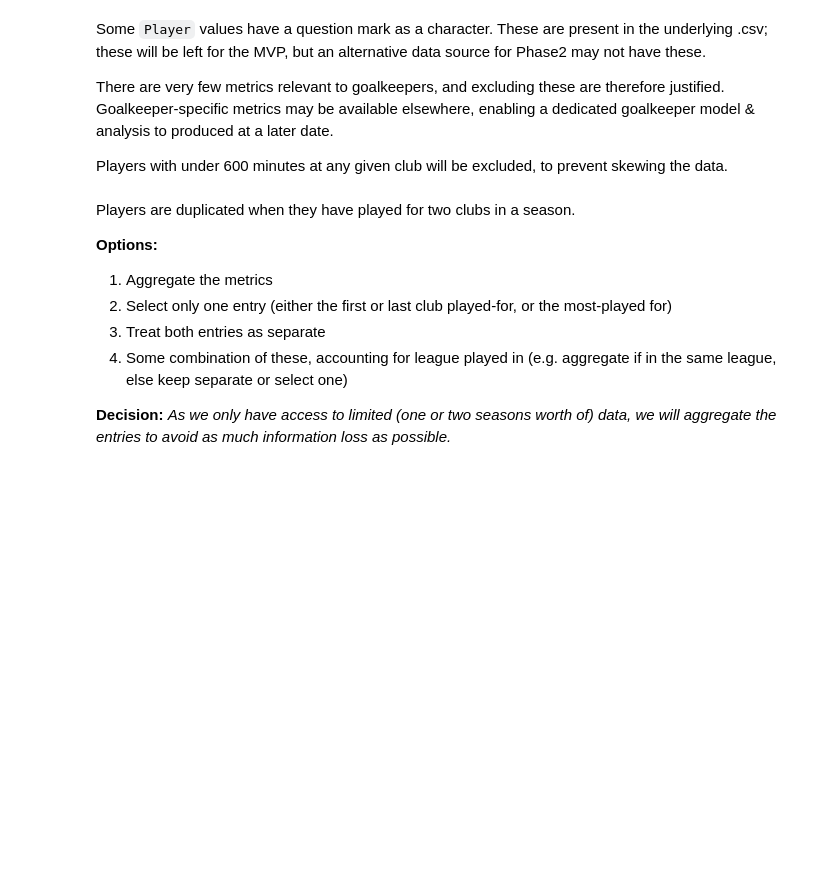
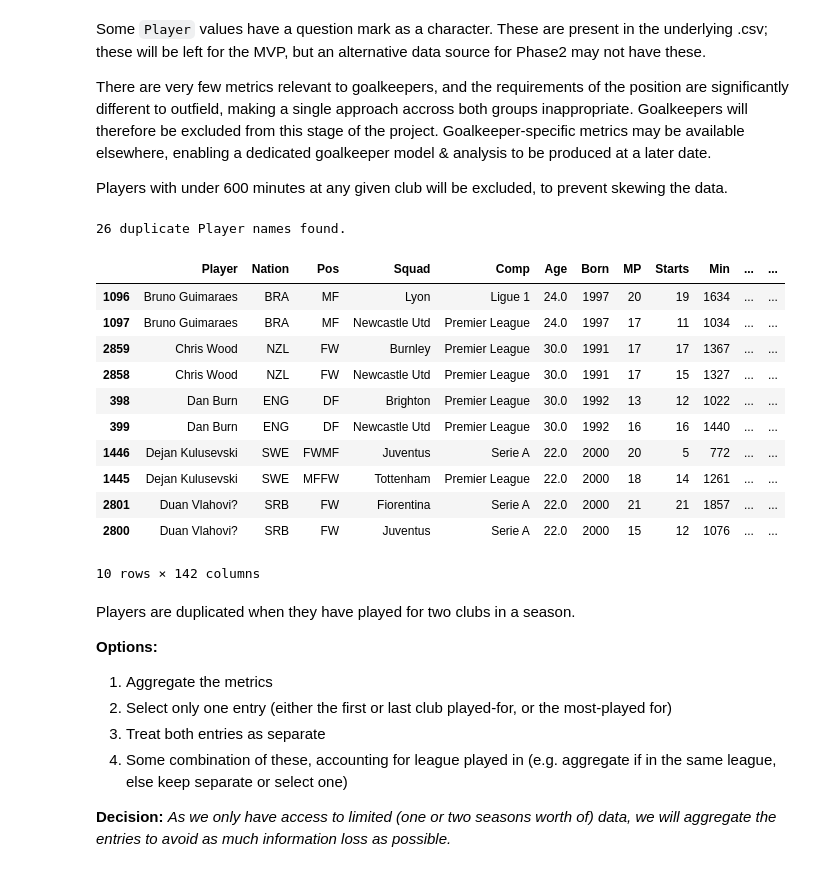
Before and after one commit to Scott-Trowers/player-architects, a Jupyter notebook: notebooks/season2122_eda.ipynb, the cells around one changed output. Cells and saved outputs as stored; diff of their text form; code cells hidden in the pictures; blank space fills up the shorter version.

```diff
--- a/notebooks/season2122_eda.ipynb
+++ b/notebooks/season2122_eda.ipynb
@@ -39,29 +67,43 @@ raw_player_data.head()
 # %% [markdown]
 Some `Player` values have a question mark as a character. These are present in the underlying .csv; these will be left for the MVP, but an alternative data source for Phase2 may not have these.
 
-There are very few metrics relevant to goalkeepers, and excluding these are therefore justified. Goalkeeper-specific metrics may be available elsewhere, enabling a dedicated goalkeeper model & analysis to produced at a later date.
+There are very few metrics relevant to goalkeepers, and the requirements of the position are significantly different to outfield, making a single approach accross both groups inappropriate. Goalkeepers will therefore be excluded from this stage of the project. Goalkeeper-specific metrics may be available elsewhere, enabling a dedicated goalkeeper model & analysis to be produced at a later date.
 
 Players with under 600 minutes at any given club will be excluded, to prevent skewing the data.
 # %%
 # Rk is just an index column (sorted by last name). Names also include special characters, which will require normalisation
 player_data = raw_player_data.drop('Rk', axis=1)
 player_data['Player'] = player_data['Player'].apply(unidecode)
 
 # Remove goalkeepers
 player_data = player_data[~player_data.Pos.str.contains("GK")]
 
 # Require a minimum of 600 minutes
 player_data = player_data[player_data.Min >= 600]
 
 duplicate_player_count = player_data.duplicated(subset="Player").sum()
 duplicates_found = duplicate_player_count > 0
 
 if duplicates_found:
     print(f"{duplicate_player_count} duplicate Player names found.")
     duplicate_players = player_data[player_data.duplicated(subset='Player', keep=False)].sort_values(by='Player')
-    display(duplicate_players)
+    display(duplicate_players.head(10))
 else:
     print("No duplicates found")
+# %% [output]
+26 duplicate Player names found.
+|  | Player | Nation | Pos | Squad | Comp | Age | Born | MP | Starts | Min | ... | ... |
+| 1096 | Bruno Guimaraes | BRA | MF | Lyon | Ligue 1 | 24.0 | 1997 | 20 | 19 | 1634 | ... | ... |
+| 1097 | Bruno Guimaraes | BRA | MF | Newcastle Utd | Premier League | 24.0 | 1997 | 17 | 11 | 1034 | ... | ... |
+| 2859 | Chris Wood | NZL | FW | Burnley | Premier League | 30.0 | 1991 | 17 | 17 | 1367 | ... | ... |
+| 2858 | Chris Wood | NZL | FW | Newcastle Utd | Premier League | 30.0 | 1991 | 17 | 15 | 1327 | ... | ... |
+| 398 | Dan Burn | ENG | DF | Brighton | Premier League | 30.0 | 1992 | 13 | 12 | 1022 | ... | ... |
+| 399 | Dan Burn | ENG | DF | Newcastle Utd | Premier League | 30.0 | 1992 | 16 | 16 | 1440 | ... | ... |
+| 1446 | Dejan Kulusevski | SWE | FWMF | Juventus | Serie A | 22.0 | 2000 | 20 | 5 | 772 | ... | ... |
+| 1445 | Dejan Kulusevski | SWE | MFFW | Tottenham | Premier League | 22.0 | 2000 | 18 | 14 | 1261 | ... | ... |
+| 2801 | Duan Vlahovi? | SRB | FW | Fiorentina | Serie A | 22.0 | 2000 | 21 | 21 | 1857 | ... | ... |
+| 2800 | Duan Vlahovi? | SRB | FW | Juventus | Serie A | 22.0 | 2000 | 15 | 12 | 1076 | ... | ... |
+10 rows × 142 columns
 # %% [markdown]
 Players are duplicated when they have played for two clubs in a season.
 
```
Also changed, not shown: parts of 35 cells of this notebook.
